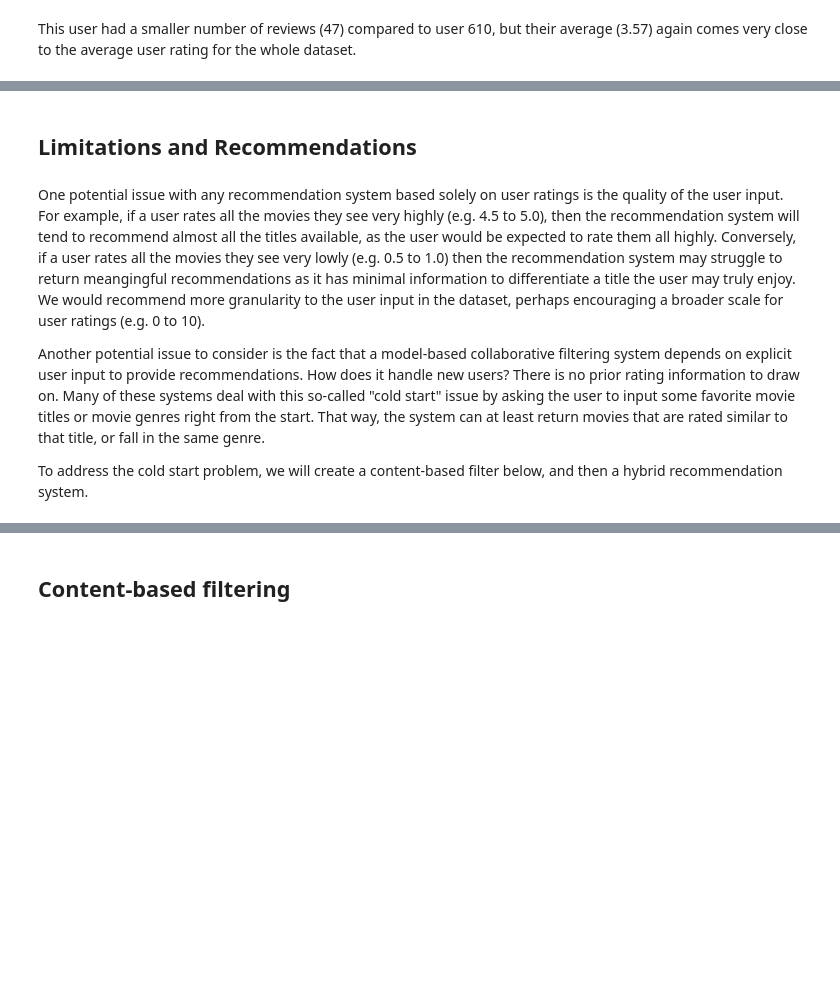
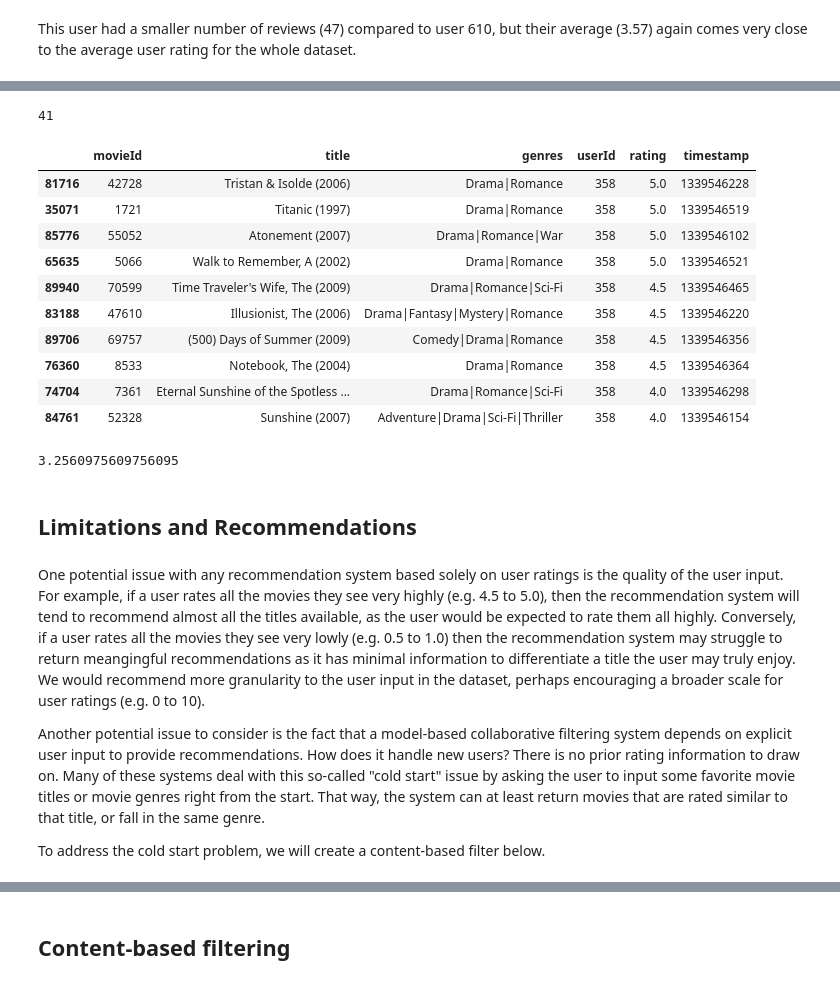
Before and after one commit to mccafj/MovieLens-Recommendation-System, a Jupyter notebook: Final Notebook MovieLens Recommendation System.ipynb, the cells around one changed output, grey strips where cells are left out. Drawn from its saved outputs; the diff is of its cells as text; code cells hidden in the pictures; blank space fills up the shorter version.

Commit message:
content-based filter done, a lot more markdown

```diff
--- a/Final Notebook MovieLens Recommendation System.ipynb
+++ b/Final Notebook MovieLens Recommendation System.ipynb
@@ -1099,3 +1130,30 @@ This user had a smaller number of reviews (47) compared to user 610, but their a
+# %%
+df_358 = df.loc[df['userId'] == 358]
+len(df_358)
+
+# 41 total ratings
+# %% [output]
+41
+# %%
+# top 10 rated movies
+df_358.sort_values(by = ['rating'], ascending=False)[:10]
+# %% [output]
+|  | movieId | title | genres | userId | rating | timestamp |
+| 81716 | 42728 | Tristan & Isolde (2006) | Drama|Romance | 358 | 5.0 | 1339546228 |
+| 35071 | 1721 | Titanic (1997) | Drama|Romance | 358 | 5.0 | 1339546519 |
+| 85776 | 55052 | Atonement (2007) | Drama|Romance|War | 358 | 5.0 | 1339546102 |
+| 65635 | 5066 | Walk to Remember, A (2002) | Drama|Romance | 358 | 5.0 | 1339546521 |
+| 89940 | 70599 | Time Traveler's Wife, The (2009) | Drama|Romance|Sci-Fi | 358 | 4.5 | 1339546465 |
+| 83188 | 47610 | Illusionist, The (2006) | Drama|Fantasy|Mystery|Romance | 358 | 4.5 | 1339546220 |
+| 89706 | 69757 | (500) Days of Summer (2009) | Comedy|Drama|Romance | 358 | 4.5 | 1339546356 |
+| 76360 | 8533 | Notebook, The (2004) | Drama|Romance | 358 | 4.5 | 1339546364 |
+| 74704 | 7361 | Eternal Sunshine of the Spotless ... | Drama|Romance|Sci-Fi | 358 | 4.0 | 1339546298 |
+| 84761 | 52328 | Sunshine (2007) | Adventure|Drama|Sci-Fi|Thriller | 358 | 4.0 | 1339546154 |
+# %%
+# their average rating
+df_358['rating'].mean()
+# %% [output]
+3.2560975609756095
 # %% [markdown]
 ## Limitations and Recommendations
 # %% [markdown]
@@ -1103,7 +1161,7 @@ One potential issue with any recommendation system based solely on user ratings
 
 Another potential issue to consider is the fact that a model-based collaborative filtering system depends on explicit user input to provide recommendations.  How does it handle new users?  There is no prior rating information to draw on.  Many of these systems deal with this so-called "cold start" issue by asking the user to input some favorite movie titles or movie genres right from the start.  That way, the system can at least return movies that are rated similar to that title, or fall in the same genre.
 
-To address the cold start problem, we will create a content-based filter below, and then a hybrid recommendation system.
+To address the cold start problem, we will create a content-based filter below.
 # %% [markdown]
 <a id='content'></a>
 # %% [markdown]
```
Also changed, not shown: parts of 62 cells of this notebook, 1 other file.
